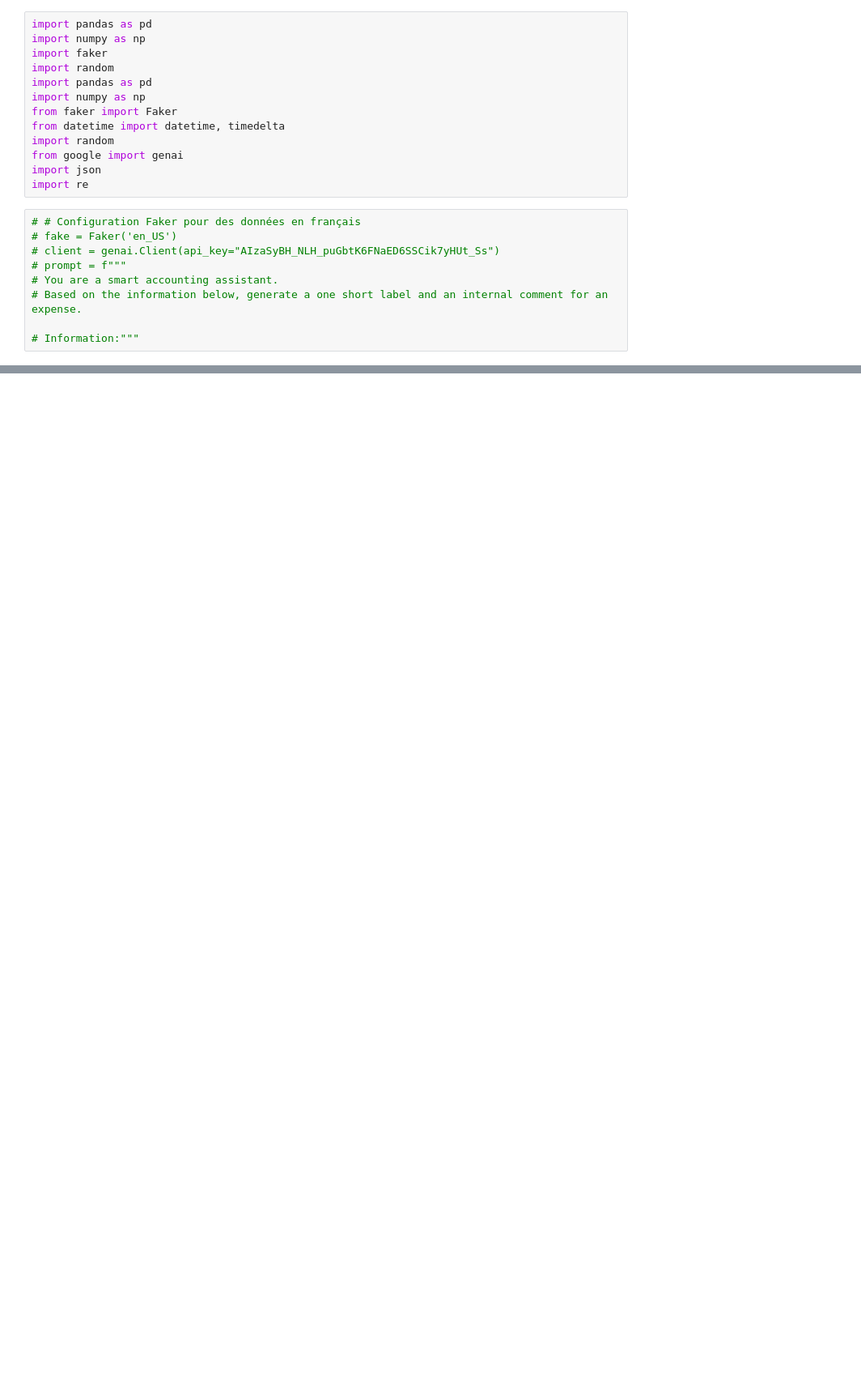
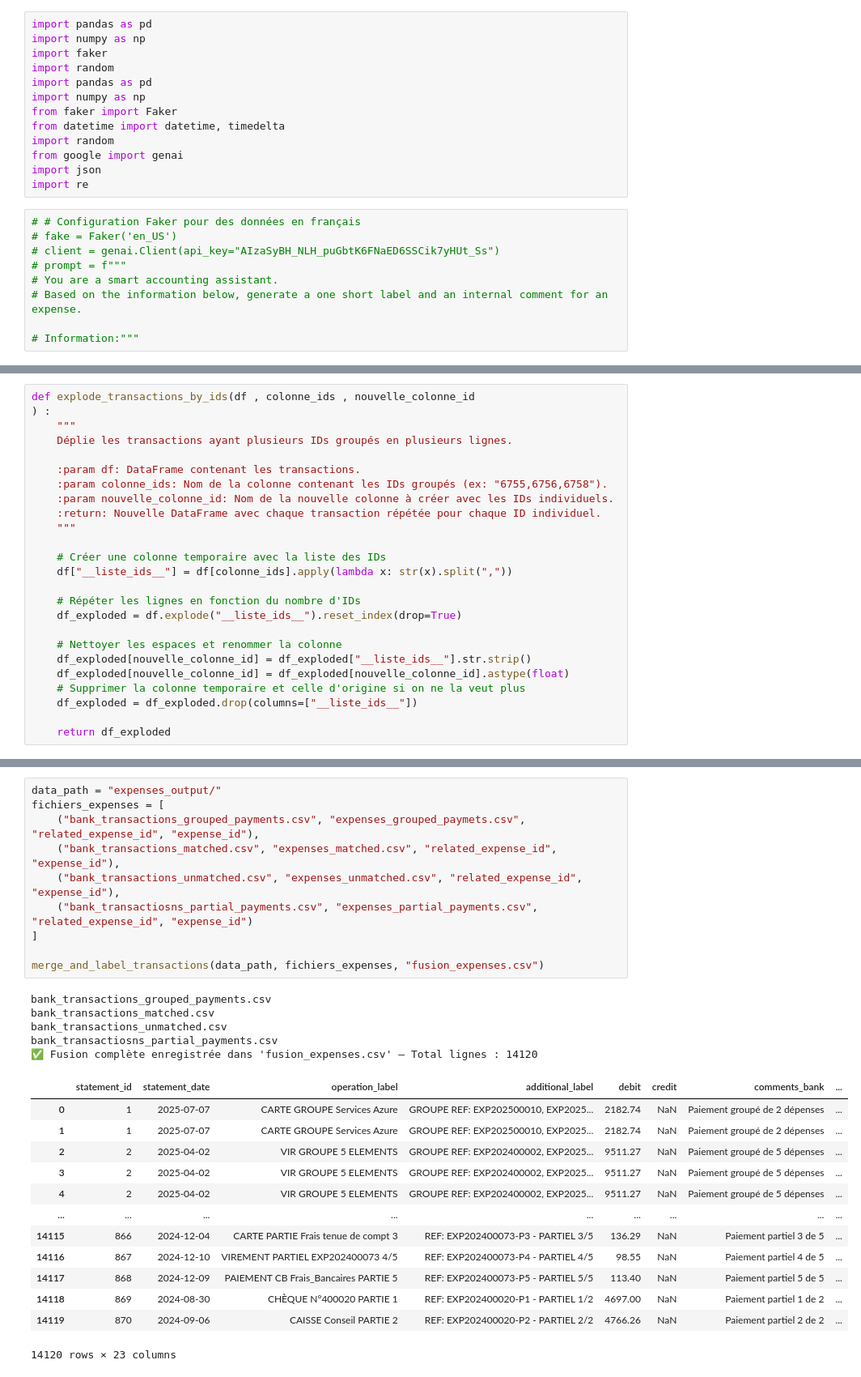
Before and after one commit to lamya-maaou/accounting_dataset_generator, a Jupyter notebook: expences_transaction_generate.ipynb, the cells around one changed output, grey strips where cells are left out. Shown at 81% size. Saved outputs shown, nothing was run; the diff lists cells and outputs as text; blank space fills up the shorter version.

```diff
--- a/expences_transaction_generate.ipynb
+++ b/expences_transaction_generate.ipynb
@@ -1546,0 +1311,25 @@ Name: count, dtype: int64
+# %%
+def explode_transactions_by_ids(df , colonne_ids , nouvelle_colonne_id
+) :
+    """
+    Déplie les transactions ayant plusieurs IDs groupés en plusieurs lignes.
+
+    :param df: DataFrame contenant les transactions.
+    :param colonne_ids: Nom de la colonne contenant les IDs groupés (ex: "6755,6756,6758").
+    :param nouvelle_colonne_id: Nom de la nouvelle colonne à créer avec les IDs individuels.
+    :return: Nouvelle DataFrame avec chaque transaction répétée pour chaque ID individuel.
+    """
+
+    # Créer une colonne temporaire avec la liste des IDs
+    df["__liste_ids__"] = df[colonne_ids].apply(lambda x: str(x).split(","))
+
+    # Répéter les lignes en fonction du nombre d'IDs
+    df_exploded = df.explode("__liste_ids__").reset_index(drop=True)
+
+    # Nettoyer les espaces et renommer la colonne
+    df_exploded[nouvelle_colonne_id] = df_exploded["__liste_ids__"].str.strip()
+    df_exploded[nouvelle_colonne_id] = df_exploded[nouvelle_colonne_id].astype(float)
+    # Supprimer la colonne temporaire et celle d'origine si on ne la veut plus
+    df_exploded = df_exploded.drop(columns=["__liste_ids__"])
+
+    return df_exploded
@@ -1546,0 +1403,29 @@ Name: count, dtype: int64
+# %%
+data_path = "expenses_output/"
+fichiers_expenses = [
+    ("bank_transactions_grouped_payments.csv", "expenses_grouped_paymets.csv", "related_expense_id", "expense_id"),
+    ("bank_transactions_matched.csv", "expenses_matched.csv", "related_expense_id", "expense_id"),
+    ("bank_transactions_unmatched.csv", "expenses_unmatched.csv", "related_expense_id", "expense_id"),
+    ("bank_transactiosns_partial_payments.csv", "expenses_partial_payments.csv", "related_expense_id", "expense_id")
+]
+
+merge_and_label_transactions(data_path, fichiers_expenses, "fusion_expenses.csv")
+# %% [output]
+bank_transactions_grouped_payments.csv
+bank_transactions_matched.csv
+bank_transactions_unmatched.csv
+bank_transactiosns_partial_payments.csv
+✅ Fusion complète enregistrée dans 'fusion_expenses.csv' — Total lignes : 14120
+|  | statement_id | statement_date | operation_label | additional_label | debit | credit | comments_bank | ... |
+| 0 | 1 | 2025-07-07 | CARTE GROUPE Services Azure | GROUPE REF: EXP202500010, EXP2025... | 2182.74 | NaN | Paiement groupé de 2 dépenses | ... |
+| 1 | 1 | 2025-07-07 | CARTE GROUPE Services Azure | GROUPE REF: EXP202500010, EXP2025... | 2182.74 | NaN | Paiement groupé de 2 dépenses | ... |
+| 2 | 2 | 2025-04-02 | VIR GROUPE 5 ELEMENTS | GROUPE REF: EXP202400002, EXP2025... | 9511.27 | NaN | Paiement groupé de 5 dépenses | ... |
+| 3 | 2 | 2025-04-02 | VIR GROUPE 5 ELEMENTS | GROUPE REF: EXP202400002, EXP2025... | 9511.27 | NaN | Paiement groupé de 5 dépenses | ... |
+| 4 | 2 | 2025-04-02 | VIR GROUPE 5 ELEMENTS | GROUPE REF: EXP202400002, EXP2025... | 9511.27 | NaN | Paiement groupé de 5 dépenses | ... |
+| ... | ... | ... | ... | ... | ... | ... | ... | ... |
+| 14115 | 866 | 2024-12-04 | CARTE PARTIE Frais tenue de compt 3 | REF: EXP202400073-P3 - PARTIEL 3/5 | 136.29 | NaN | Paiement partiel 3 de 5 | ... |
+| 14116 | 867 | 2024-12-10 | VIREMENT PARTIEL EXP202400073 4/5 | REF: EXP202400073-P4 - PARTIEL 4/5 | 98.55 | NaN | Paiement partiel 4 de 5 | ... |
+| 14117 | 868 | 2024-12-09 | PAIEMENT CB Frais_Bancaires PARTIE 5 | REF: EXP202400073-P5 - PARTIEL 5/5 | 113.40 | NaN | Paiement partiel 5 de 5 | ... |
+| 14118 | 869 | 2024-08-30 | CHÈQUE N°400020 PARTIE 1 | REF: EXP202400020-P1 - PARTIEL 1/2 | 4697.00 | NaN | Paiement partiel 1 de 2 | ... |
+| 14119 | 870 | 2024-09-06 | CAISSE Conseil PARTIE 2 | REF: EXP202400020-P2 - PARTIEL 2/2 | 4766.26 | NaN | Paiement partiel 2 de 2 | ... |
+14120 rows × 23 columns
```
Also changed, not shown: parts of 18 cells of this notebook, 12 other files.
